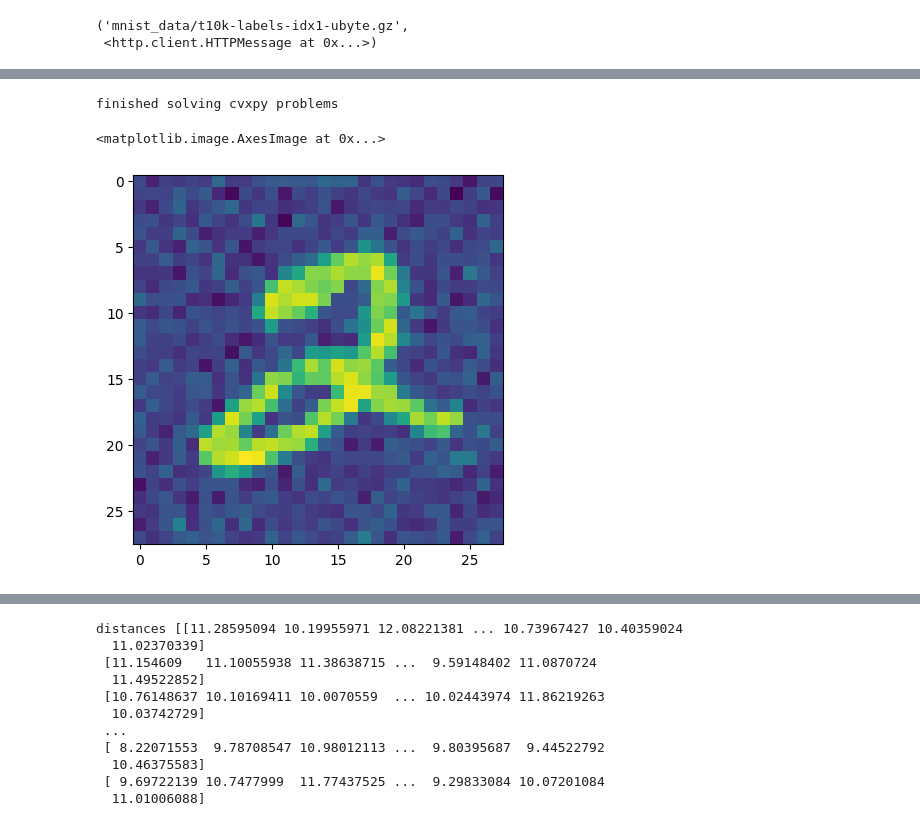
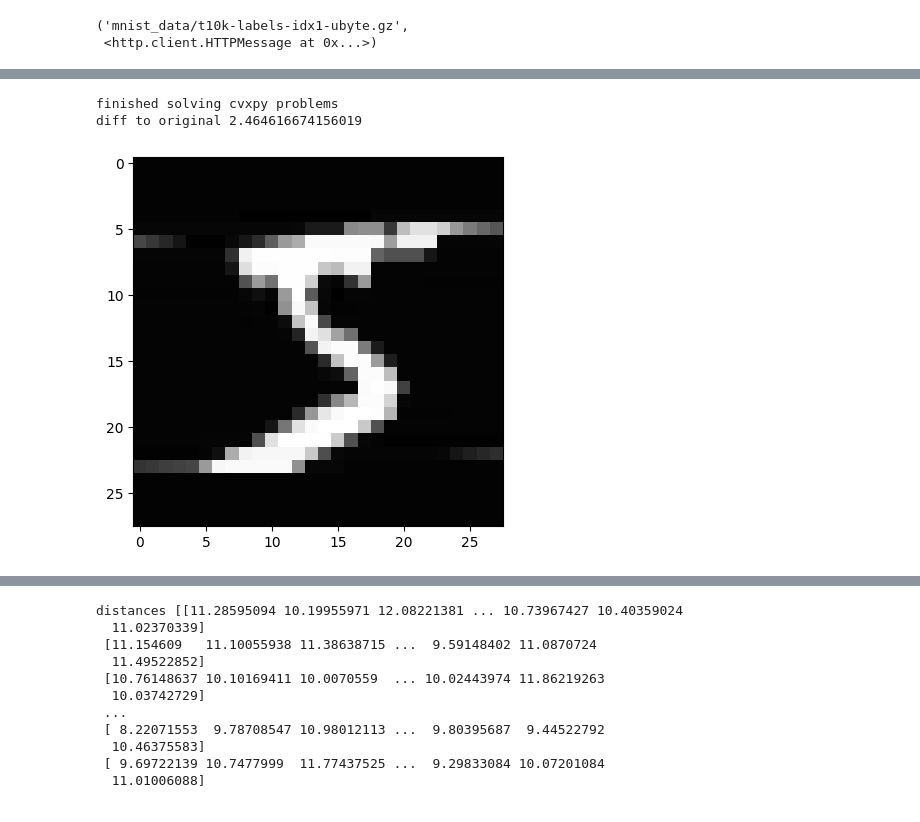
Before and after one commit to stellatogrp/l2ws, a Jupyter notebook: notebooks/mnist.ipynb, the cells around one changed output, grey strips where cells are left out. Saved outputs shown, nothing was run; the diff lists cells and outputs as text; code cells hidden in the pictures.

```diff
--- a/notebooks/mnist.ipynb
+++ b/notebooks/mnist.ipynb
@@ -115,0 +252,9 @@ plt.imshow(blurred_img)
+# %%
+# blurred_vecs = blur_matrix_kron @ x_train[:5,:].T
+# blurred_img = np.reshape(blurred_vecs.T[0,:], (28, 28))
+blurred_vecs = A @ x_train[:5,:].T
+
+b_vecs = B @ x_train[:5,:].T
+blurred_img = np.reshape(b_vecs.T[0,:], (28, 28))
+plt.imshow(blurred_img, cmap='gray')
+# plt.imshow(np.reshape(H @ x_train[0, :], (28, 28)))
@@ -116,21 +264,30 @@ plt.imshow(blurred_img)
 # %%
 # deblur
-lambd = 1e5
-mask = np.random.binomial(1, .1, size=(10, 784))
-noise = 1*np.random.normal(size=(10, 784))
-b_mat = x_train[:10, :] + noise
+lambd = 1e-6
+# mask = np.random.binomial(1, .2, size=(10, 784))
+# noise = np.multiply(.1*np.random.normal(size=(10, 784)), mask)
+# b_mat = x_train[:10, :] + noise
+# b_mat = x_train[:10, :]
+b_mat = blurred_vecs.T
+x_stars, objvals = solve_many_probs_cvxpy(A, b_mat, lambd)
 # x_stars, objvals = solve_many_probs_cvxpy(blur_matrix_kron, b_mat, lambd)
-x_stars, objvals = solve_many_probs_cvxpy(np.eye(784), b_mat, lambd)
+# x_stars, objvals = solve_many_probs_cvxpy(np.eye(784), b_mat, lambd)
 
 # blurred_vec = blur_matrix_kron @ x_train[2,:]
-recovered_img = np.reshape(x_stars[5, :], (28, 28))
-plt.imshow(np.reshape(b_mat[5,:], (28, 28)))
+recovered_img = np.reshape(x_stars[0, :], (28, 28))
+# plt.imshow(np.reshape(b_mat[0,:], (28, 28)))
+plt.imshow(recovered_img, cmap='gray')
 
+# print(np.linalg.norm(blur_matrix_kron @ x_stars[0,:] - b_mat[0,:]))
+# print(objvals)
+
+print('diff to original', np.linalg.norm(x_stars[0,:] - x_train[0,:]))
 
 # evals, evecs = np.linalg.eigh(blur_matrix_kron.T @ blur_matrix_kron)
+evals, evecs = np.linalg.eigh(A.T @ A)
 
-# print(evals)
+# print('min eval', evals.min())
 # %% [output]
 finished solving cvxpy problems
+diff to original 2.464616674156019
-<matplotlib.image.AxesImage at 0x...>
-[figure, old version]
+[figure, new version]
```
Also changed, not shown: parts of 10 cells of this notebook, 5 other files.
